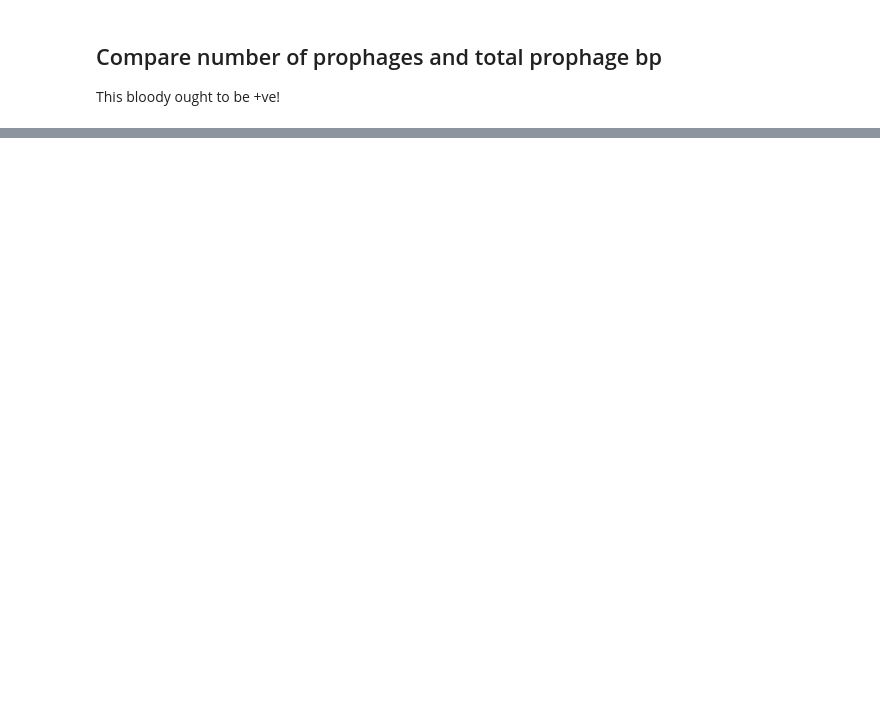
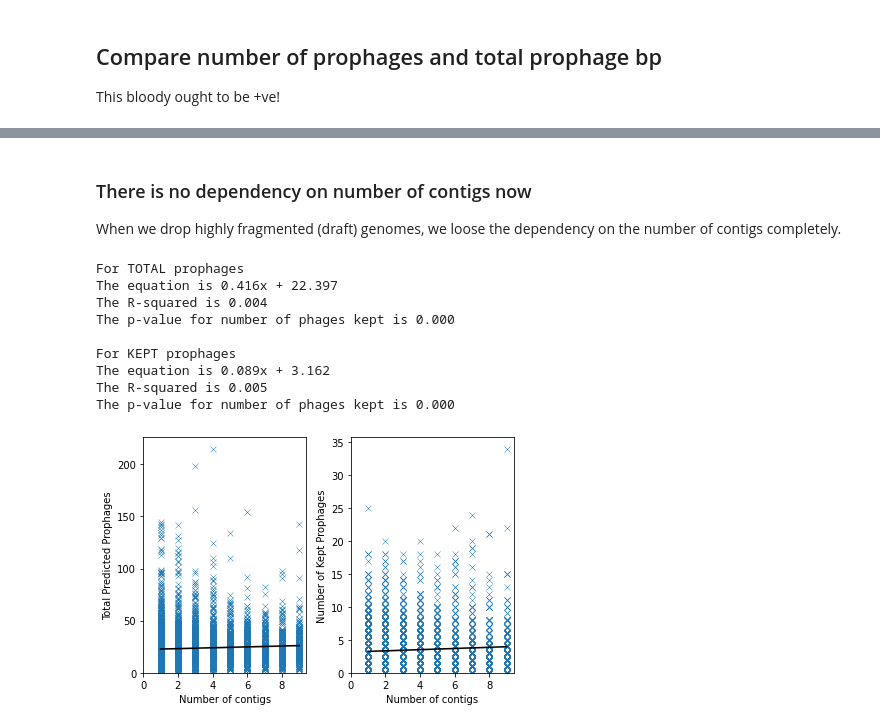
Before and after one commit to linsalrob/PhispyAnalysis, a Jupyter notebook: DataAnalysis/ProphageCounts.ipynb, the cells around one changed output, grey strips where cells are left out. Cells and saved outputs as stored; diff of their text form; code cells hidden in the pictures; blank space fills up the shorter version.

```diff
--- a/DataAnalysis/ProphageCounts.ipynb
+++ b/DataAnalysis/ProphageCounts.ipynb
@@ -224,0 +316,52 @@ Text(0.5, 0, 'Number of prophages identified')
+# %% [markdown]
+### There is no dependency on number of contigs now
+
+When we drop highly fragmented (draft) genomes, we loose the dependency on the number of contigs completely.
+# %%
+fdf.drop(['contigs vs total pp', 'contigs vs kept pp'], axis=1)
+
+exog = sm.add_constant(fdf["Contigs"])
+model = sm.OLS(fdf["Total Predicted Prophages"], exog).fit()
+print("\nFor TOTAL prophages")
+print(f"The equation is {model.params['Contigs']:.3f}x + {model.params['const']:.3f}")
+print(f"The R-squared is {model.rsquared:.3f}")
+print(f"The p-value for number of phages kept is {model.pvalues['Contigs']:.3f}")
+fdf['contigs vs total pp'] = (model.params['Contigs'] * fdf['Contigs']) + model.params['const']
+
+exog = sm.add_constant(fdf["Contigs"])
+model = sm.OLS(fdf["Kept"], exog).fit()
+print("\nFor KEPT prophages")
+print(f"The equation is {model.params['Contigs']:.3f}x + {model.params['const']:.3f}")
+print(f"The R-squared is {model.rsquared:.3f}")
+print(f"The p-value for number of phages kept is {model.pvalues['Contigs']:.3f}")
+fdf['contigs vs kept pp'] = (model.params['Contigs'] * fdf['Contigs']) + model.params['const']
+
+fig, ax =plt.subplots(ncols=2, sharey=False)
+
+sns.scatterplot(x='Contigs', y='Total Predicted Prophages', data=fdf, marker='x', ax=ax[0])
+sns.lineplot(x='Contigs', y='contigs vs total pp', data=fdf, color='k', ax=ax[0])
+ax[0].set_ylabel('Total Predicted Prophages')
+
+sns.scatterplot(x='Contigs', y='Kept', data=fdf, marker='x', ax=ax[1])
+sns.lineplot(x='Contigs', y='contigs vs kept pp', data=fdf, color='k', ax=ax[1])
+ax[1].set_ylabel('Number of Kept Prophages')
+
+for a in ax:
+    a.set_xlim(0,)
+    a.set_ylim(0,)
+    a.set_xlabel('Number of contigs')
+
+plt.tight_layout()
+
+fig.savefig('images/filteredcontigspp.png')
+# %% [output]
+For TOTAL prophages
+The equation is 0.416x + 22.397
+The R-squared is 0.004
+The p-value for number of phages kept is 0.000
+
+For KEPT prophages
+The equation is 0.089x + 3.162
+The R-squared is 0.005
+The p-value for number of phages kept is 0.000
+[figure, added]
```
Also changed, not shown: parts of 29 cells of this notebook, 8 other files.
